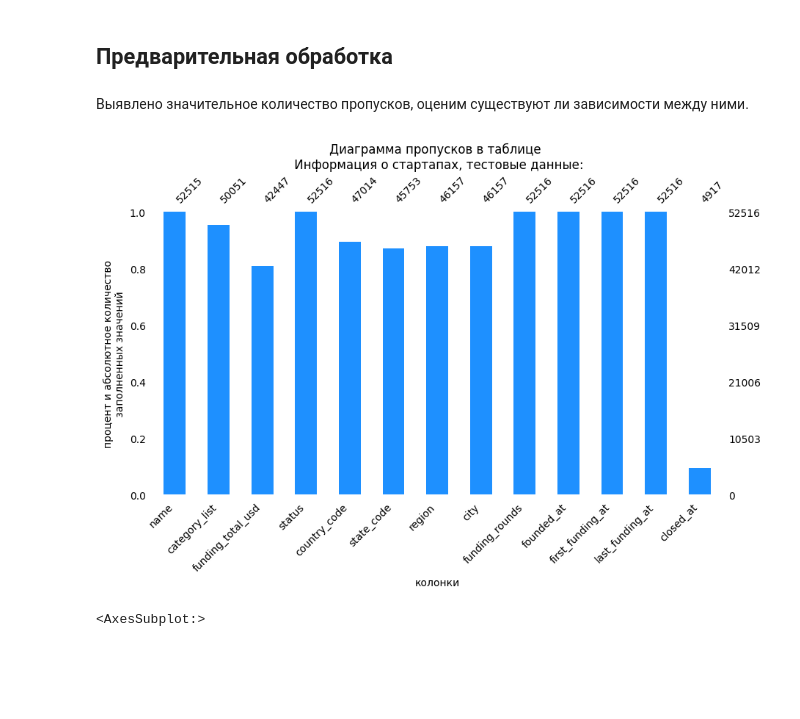
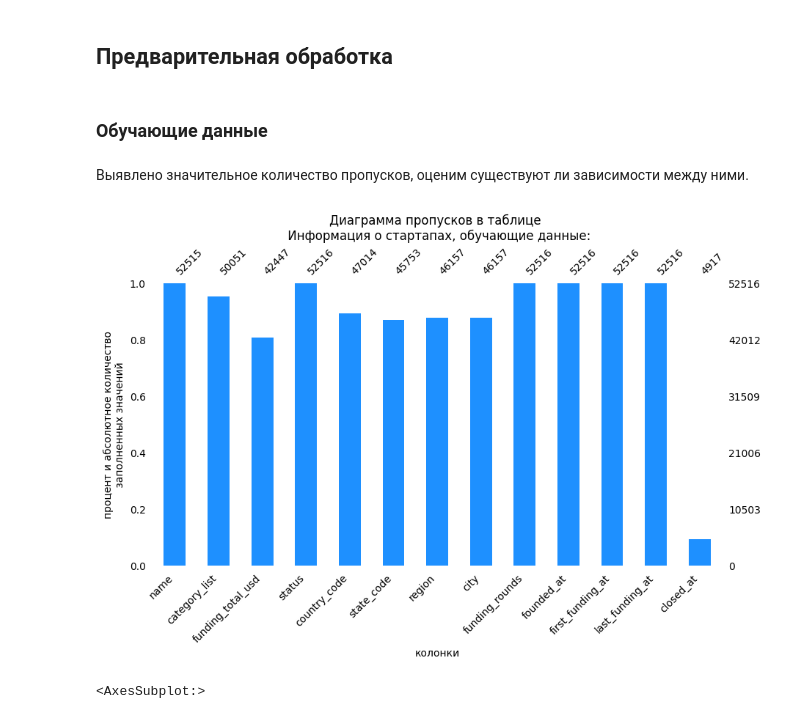
Before and after one commit to OlMac48/master-Olmakey, a Jupyter notebook: masterskaja1-Makeykin.ipynb, the cells around one changed output. Cells and saved outputs as stored; diff of their text form; code cells hidden in the pictures; blank space fills up the shorter version.

```diff
--- a/masterskaja1-Makeykin.ipynb
+++ b/masterskaja1-Makeykin.ipynb
@@ -265,12 +265,14 @@ None
 **Итог:** Обучающие и тестовые данные загружены. Даты преобразованы в единый формат.
 # %% [markdown]
 ## Предварительная обработка
+# %% [markdown]
+### Обучающие данные
 # %% [markdown]
 Выявлено значительное количество пропусков, оценим существуют ли зависимости между ними.
 # %%
-firstdf(df_train, 'Информация о стартапах, тестовые данные', 5)
+firstdf(df_train, 'Информация о стартапах, обучающие данные', 5)
 # %% [output]
-[figure, old version]
+[figure, new version]
 # %%
 
 msno.matrix(df_train, color = (0.11765, 0.56471, 1.0))
```
Also changed, not shown: parts of 33 cells of this notebook, 1 other file.
